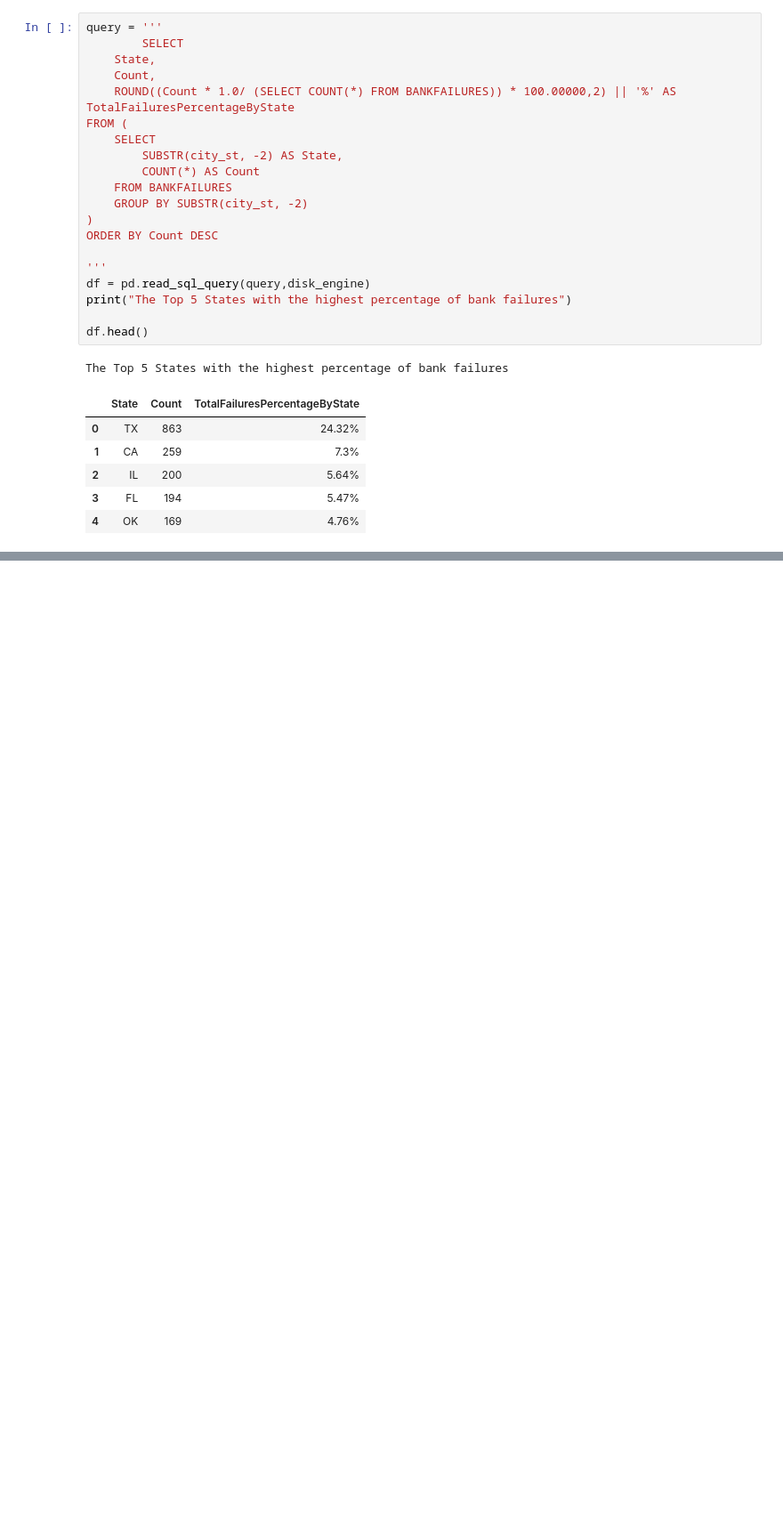
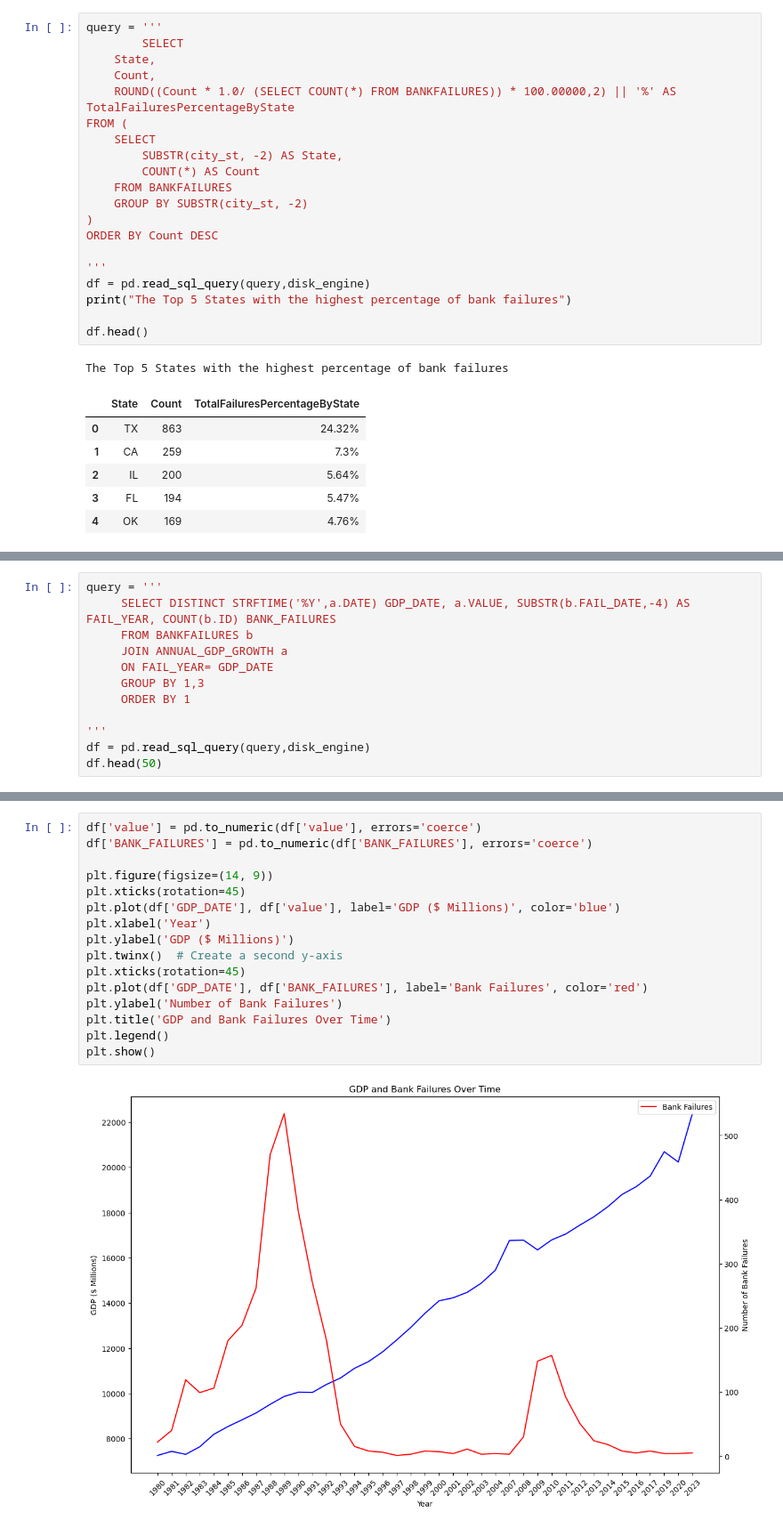
Before and after one commit to Dariusking20/Bank-Failures, a Jupyter notebook: Bank_Failures_1980-2023.ipynb, the cells around one changed output, grey strips where cells are left out. Shown at 89% size. Drawn from its saved outputs; the diff is of its cells as text; blank space fills up the shorter version.

```diff
--- a/Bank_Failures_1980-2023.ipynb
+++ b/Bank_Failures_1980-2023.ipynb
@@ -205,0 +348,12 @@ show(p)
+# %%
+query = '''
+     SELECT DISTINCT STRFTIME('%Y',a.DATE) GDP_DATE, a.VALUE, SUBSTR(b.FAIL_DATE,-4) AS FAIL_YEAR, COUNT(b.ID) BANK_FAILURES
+     FROM BANKFAILURES b
+     JOIN ANNUAL_GDP_GROWTH a
+     ON FAIL_YEAR= GDP_DATE
+     GROUP BY 1,3
+     ORDER BY 1
+
+'''
+df = pd.read_sql_query(query,disk_engine)
+df.head(50)
@@ -205,0 +378,18 @@ show(p)
+# %%
+df['value'] = pd.to_numeric(df['value'], errors='coerce')
+df['BANK_FAILURES'] = pd.to_numeric(df['BANK_FAILURES'], errors='coerce')
+
+plt.figure(figsize=(14, 9))
+plt.xticks(rotation=45)
+plt.plot(df['GDP_DATE'], df['value'], label='GDP ($ Millions)', color='blue')
+plt.xlabel('Year')
+plt.ylabel('GDP ($ Millions)')
+plt.twinx()  # Create a second y-axis
+plt.xticks(rotation=45)
+plt.plot(df['GDP_DATE'], df['BANK_FAILURES'], label='Bank Failures', color='red')
+plt.ylabel('Number of Bank Failures')
+plt.title('GDP and Bank Failures Over Time')
+plt.legend()
+plt.show()
+# %% [output]
+[figure, added]
```
Also changed, not shown: parts of 20 cells of this notebook.
